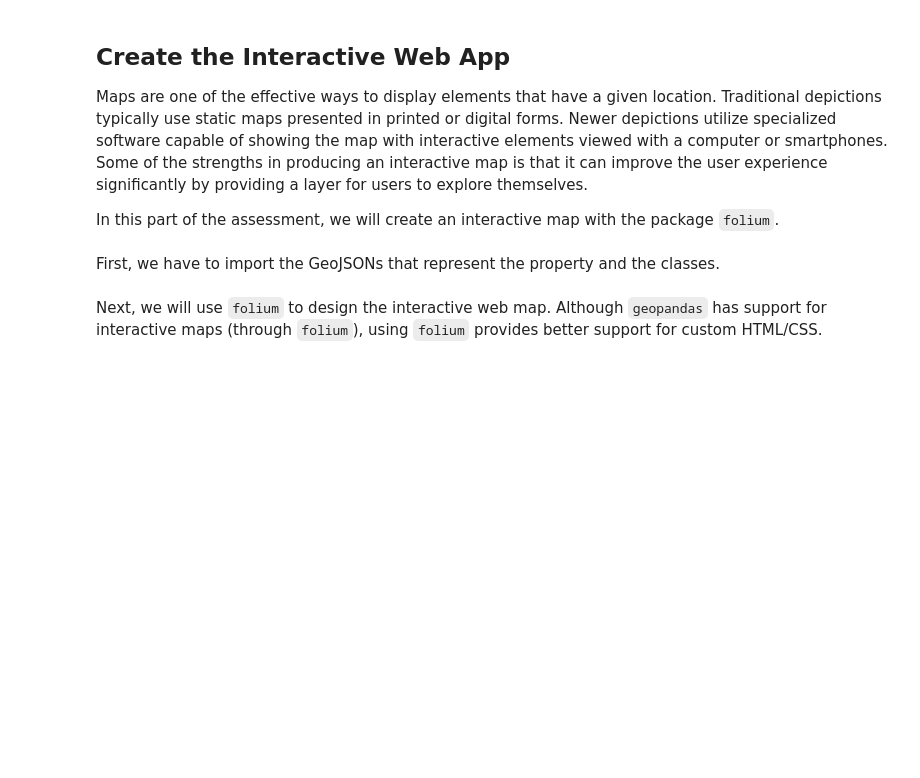
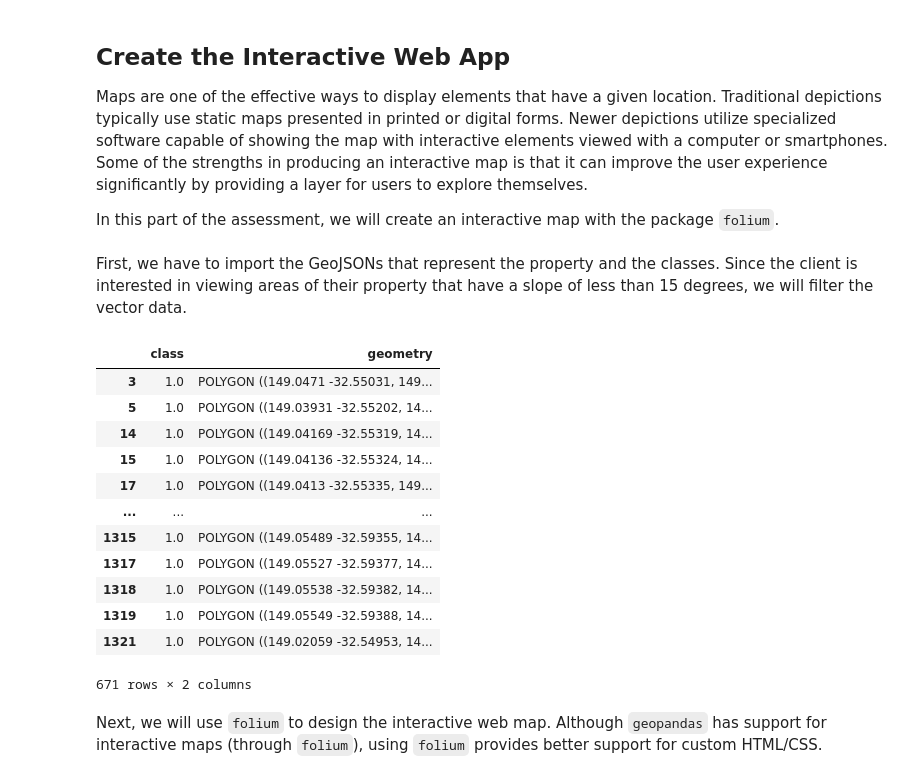
Before and after one commit to git-hcemerida/property_assessment_demo, a Jupyter notebook: folium_map.ipynb, the cells around one changed output. Drawn from its saved outputs; the diff is of its cells as text; code cells hidden in the pictures; blank space fills up the shorter version.

```diff
--- a/folium_map.ipynb
+++ b/folium_map.ipynb
@@ -5,13 +5,30 @@ Maps are one of the effective ways to display elements that have a given locatio
 
 In this part of the assessment, we will create an interactive map with the package <code>folium</code>.
 # %% [markdown]
-First, we have to import the GeoJSONs that represent the property and the classes.
+First, we have to import the GeoJSONs that represent the property and the classes. Since the client is interested in viewing areas of their property that have a slope of less than 15 degrees, we will filter the vector data.
 # %%
 import geopandas as gpd
 import os
 
 property_boundaries = gpd.read_file(os.path.join('geojson', 'property_boundaries.geojson'))
 class_gdf = gpd.read_file(os.path.join('geojson', 'class.geojson'))
+
+class_gdf = class_gdf[class_gdf['class'] == 1]
+class_gdf
+# %% [output]
+|  | class | geometry |
+| 3 | 1.0 | POLYGON ((149.0471 -32.55031, 149... |
+| 5 | 1.0 | POLYGON ((149.03931 -32.55202, 14... |
+| 14 | 1.0 | POLYGON ((149.04169 -32.55319, 14... |
+| 15 | 1.0 | POLYGON ((149.04136 -32.55324, 14... |
+| 17 | 1.0 | POLYGON ((149.0413 -32.55335, 149... |
+| ... | ... | ... |
+| 1315 | 1.0 | POLYGON ((149.05489 -32.59355, 14... |
+| 1317 | 1.0 | POLYGON ((149.05527 -32.59377, 14... |
+| 1318 | 1.0 | POLYGON ((149.05538 -32.59382, 14... |
+| 1319 | 1.0 | POLYGON ((149.05549 -32.59388, 14... |
+| 1321 | 1.0 | POLYGON ((149.02059 -32.54953, 14... |
+671 rows × 2 columns
 # %% [markdown]
 Next, we will use <code>folium</code> to design the interactive web map. Although <code>geopandas</code> has support for interactive maps (through <code>folium</code>), using <code>folium</code> provides better support for custom HTML/CSS.
 # %%
```
Also changed, not shown: parts of 1 cell of this notebook, 5 other files.
